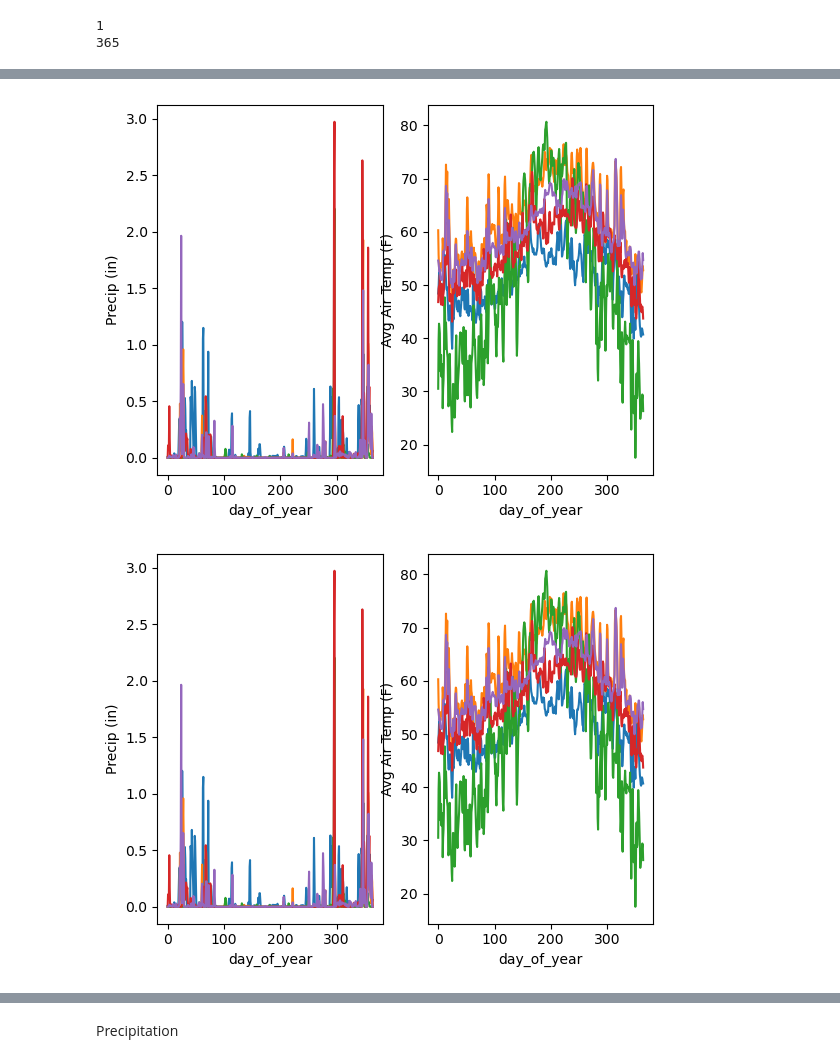
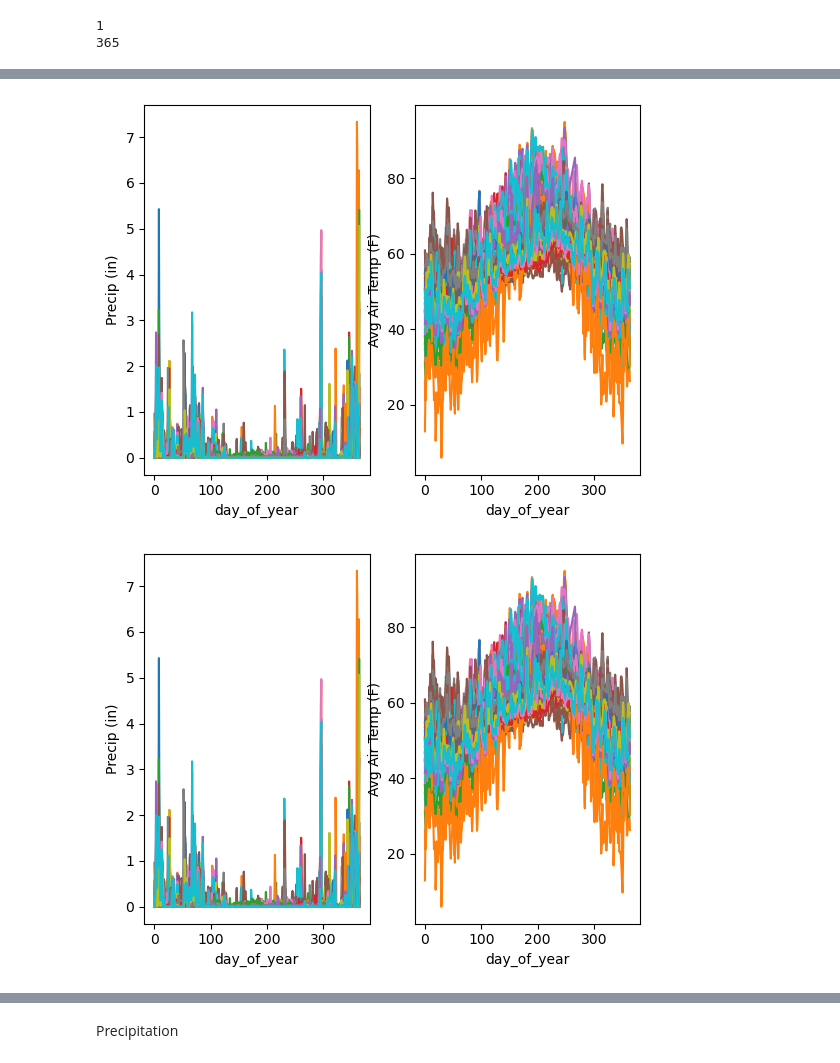
Before and after one commit to kmalneva-usf/LR-group-proj, a Jupyter notebook: LR-plot_neighbors_functional_regression.ipynb, the cells around one changed output, grey strips where cells are left out. Cells and saved outputs as stored; diff of their text form; code cells hidden in the pictures.

```diff
--- a/LR-plot_neighbors_functional_regression.ipynb
+++ b/LR-plot_neighbors_functional_regression.ipynb
@@ -455,10 +468,10 @@ fd_interp = fd        # FDataGrid supports evaluation with interpolation
 new_x = np.array([10.0, 100.0, 200.0])   # domain units (e.g., day index)
 vals = fd_interp(new_x)                  # shape: (n_samples, len(new_x), dim_codomain)
 # %%
-fd[:5].plot()          # plot first 5 curves
+fd[:].plot()          # plot first 5 curves
 # %% [output]
-[figure, old version]
+[figure, new version]
-[figure, old version]
+[figure, new version]
 # %%
 print("Data Matrix:", fd.data_matrix[0])
 # print("Grid Points:", fd.grid_points)
```
Also changed, not shown: parts of 17 cells of this notebook, 22 other files.
